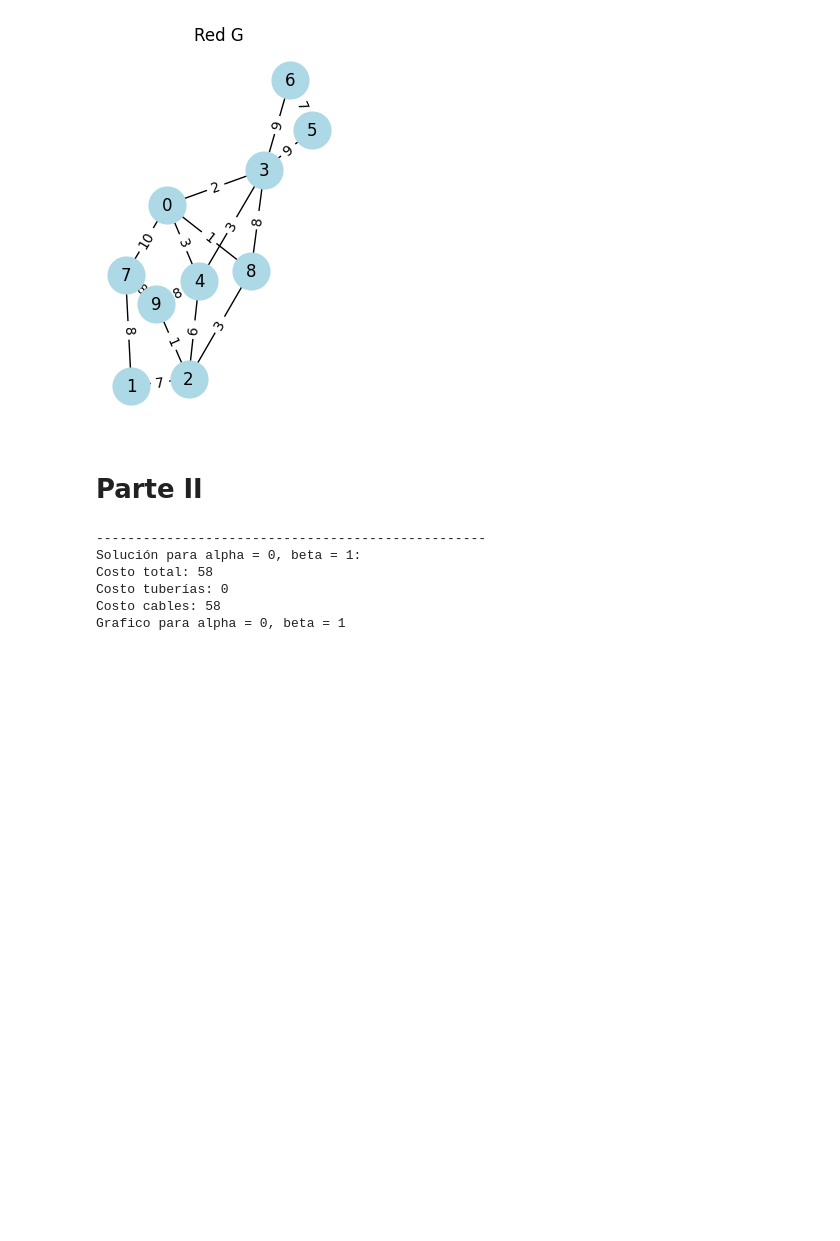
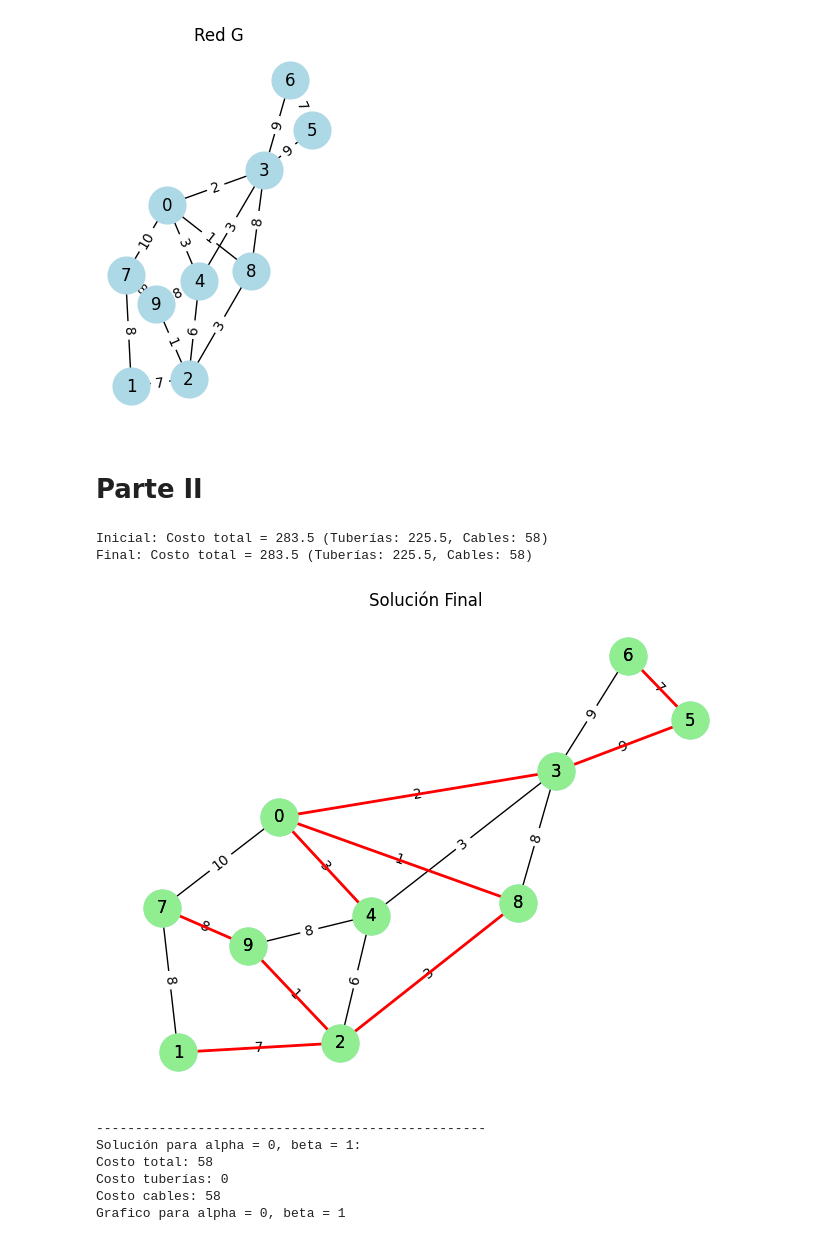
Before and after one commit to bwertheim1/tareas_flujo, a Jupyter notebook: T3/t3.ipynb, the cells around one changed output. Drawn from its saved outputs; the diff is of its cells as text; code cells hidden in the pictures; blank space fills up the shorter version.

```diff
--- a/T3/t3.ipynb
+++ b/T3/t3.ipynb
@@ -188,3 +257,12 @@ Text(0.5, 1.0, 'Red G')
+# %%
+arbol = resolver_problema_general(5.5, 1, G)
+# %% [output]
+Inicial: Costo total = 283.5 (Tuberías: 225.5, Cables: 58)
+Final: Costo total = 283.5 (Tuberías: 225.5, Cables: 58)
+# %%
+plot(G, arbol)
+# %% [output]
+[figure, added]
 # %%
 def caso_general(alpha, beta, G):
     if alpha < 0 or beta < 0:
```
Also changed, not shown: parts of 1 cell of this notebook.
